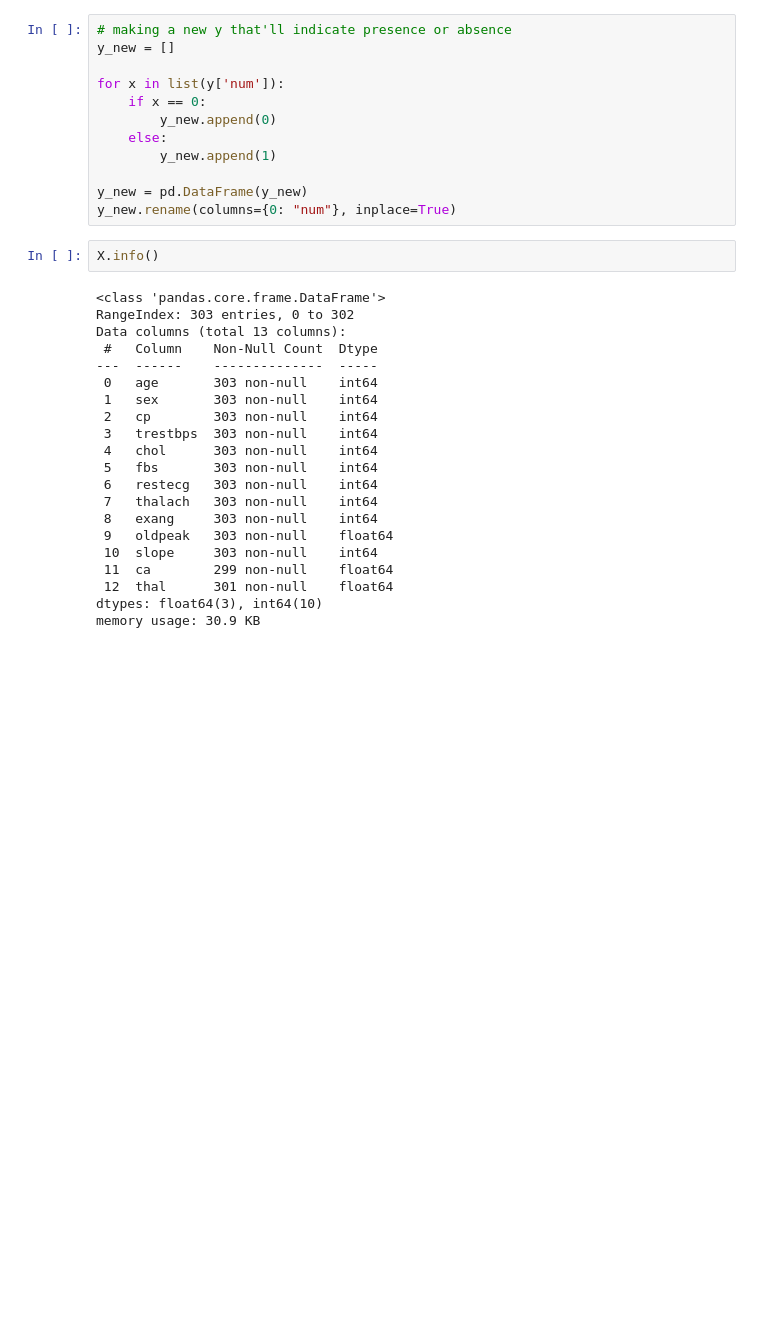
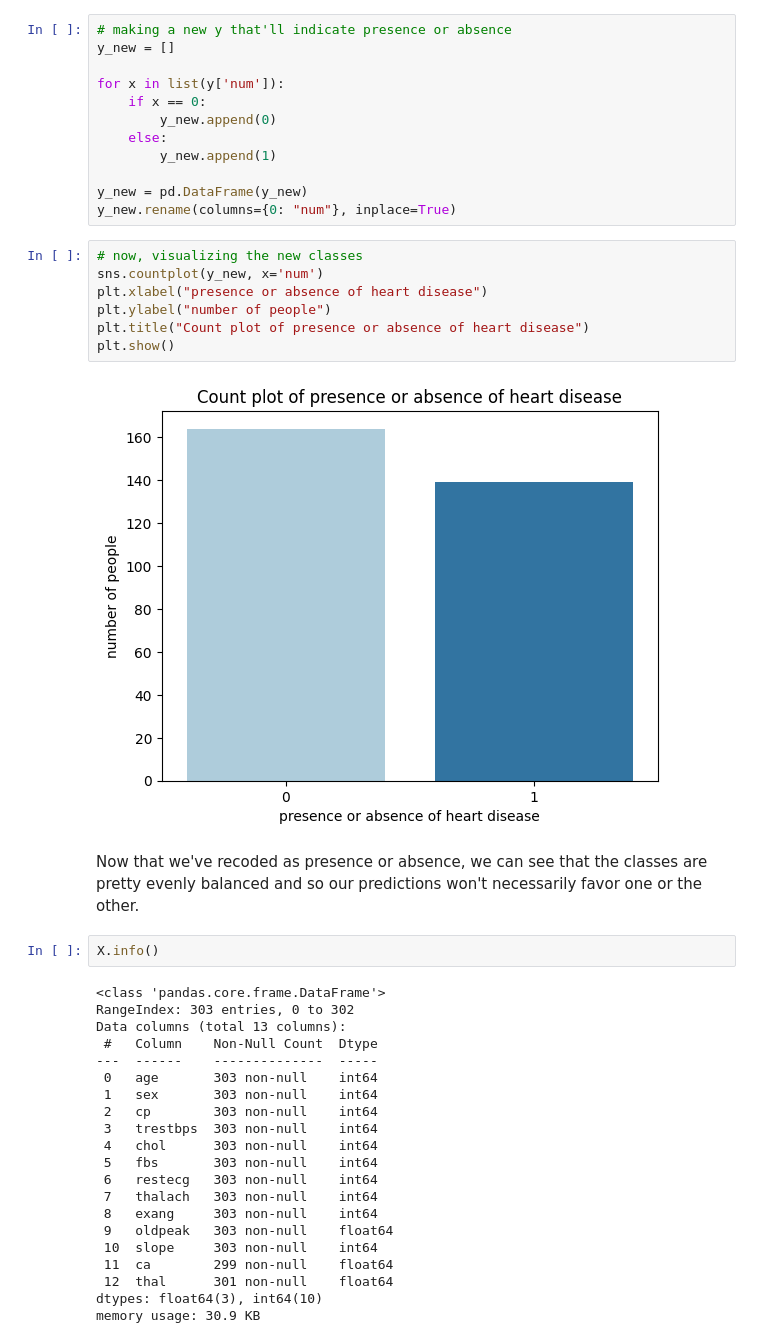
Before and after one commit to tamisha-s/heart-disease-prediction, a Jupyter notebook: heart_disease_analysis.ipynb, the cells around one changed output. Drawn from its saved outputs; the diff is of its cells as text; blank space fills up the shorter version.

```diff
--- a/heart_disease_analysis.ipynb
+++ b/heart_disease_analysis.ipynb
@@ -73,6 +116,17 @@ for x in list(y['num']):
 
 y_new = pd.DataFrame(y_new)
 y_new.rename(columns={0: "num"}, inplace=True)
+# %%
+# now, visualizing the new classes
+sns.countplot(y_new, x='num')
+plt.xlabel("presence or absence of heart disease")
+plt.ylabel("number of people")
+plt.title("Count plot of presence or absence of heart disease")
+plt.show()
+# %% [output]
+[figure, added]
+# %% [markdown]
+Now that we've recoded as presence or absence, we can see that the classes are pretty evenly balanced and so our predictions won't necessarily favor one or the other.
 # %%
 X.info()
 # %% [output]
```
Also changed, not shown: parts of 8 cells of this notebook, 5 other files.
